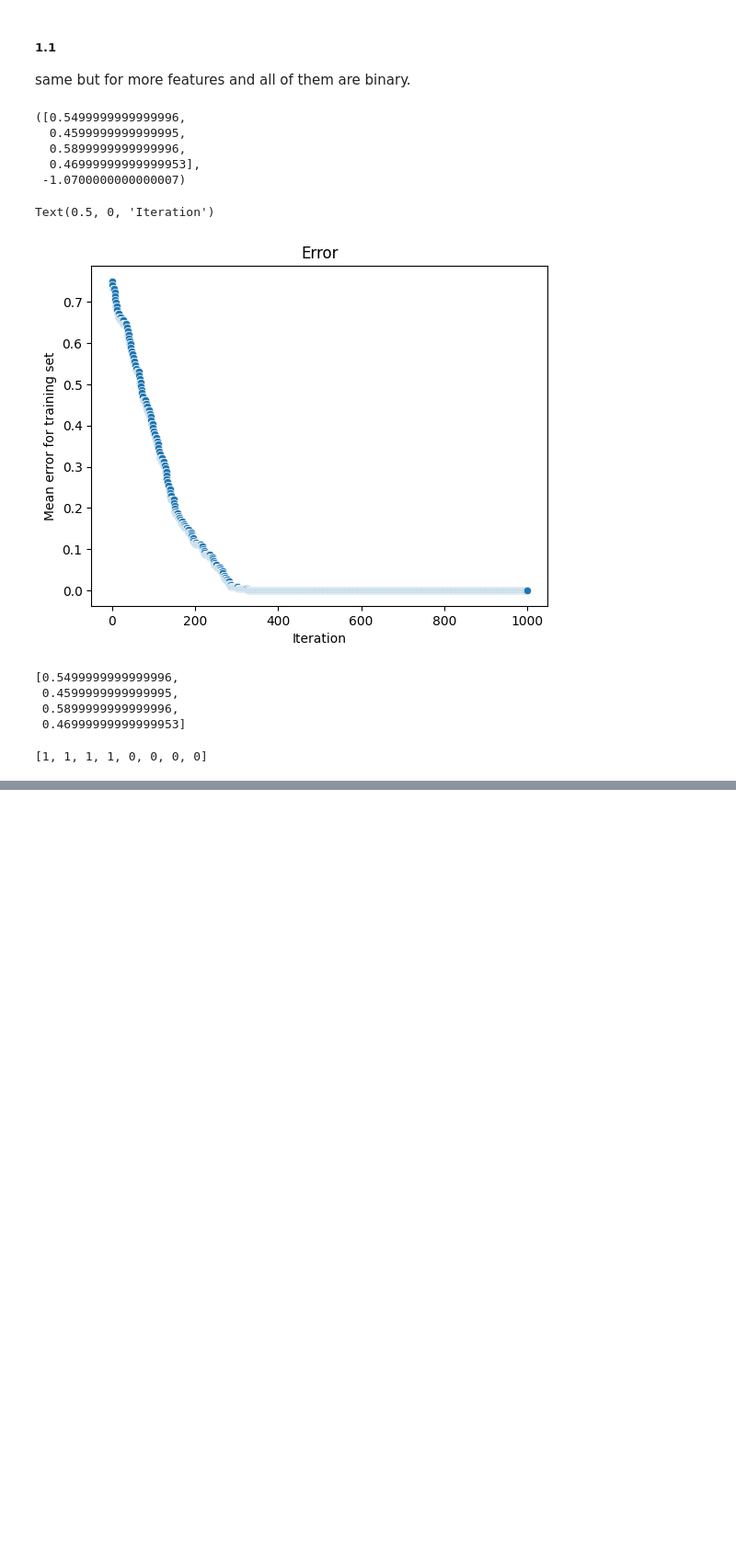
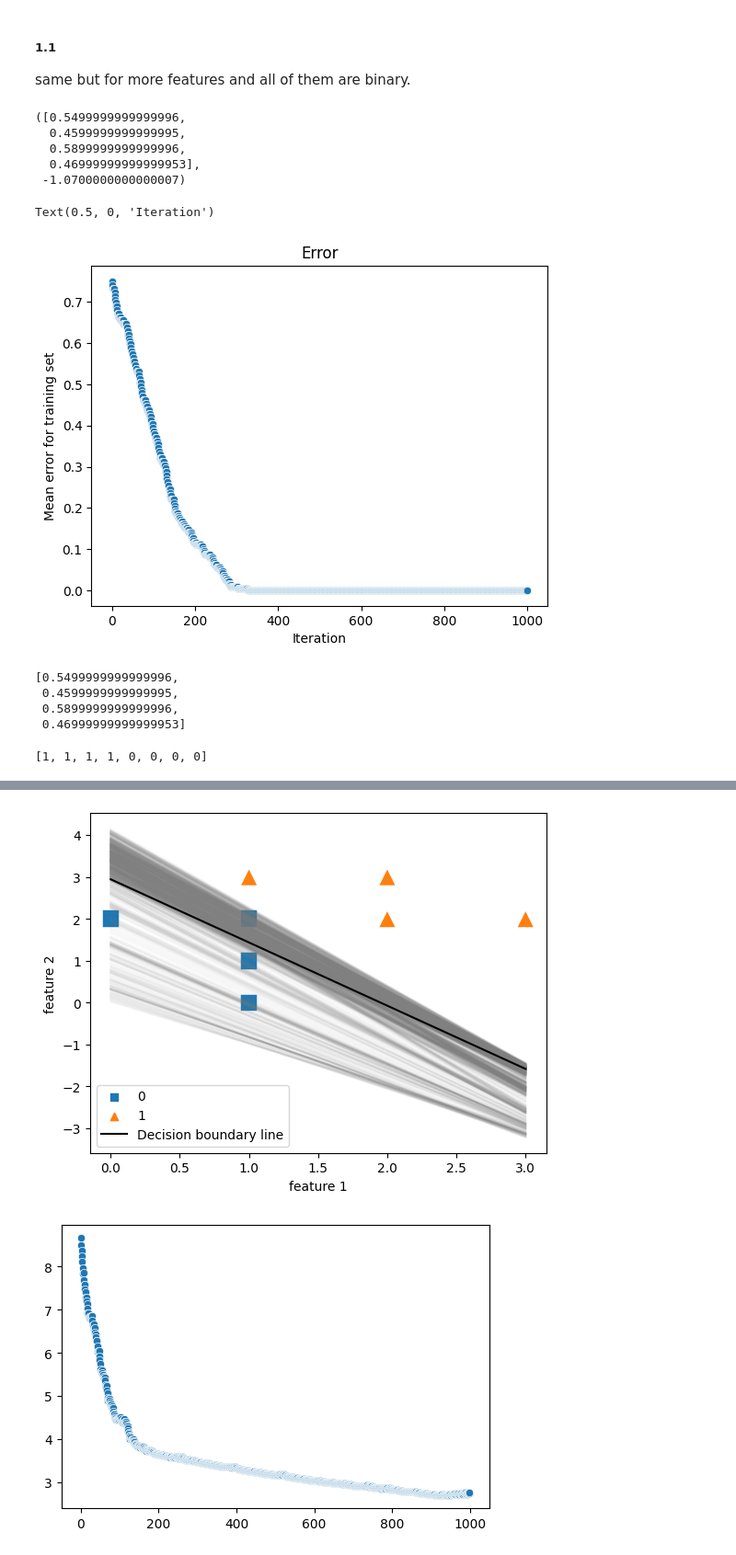
Before and after one commit to EvgeniiZorin/Booknotes_Grokking-Machine-Learning_Luis-G-Serrano, a Jupyter notebook: notes.ipynb, the cells around one changed output, grey strips where cells are left out. Shown at 92% size. Saved outputs shown, nothing was run; the diff lists cells and outputs as text; code cells hidden in the pictures; blank space fills up the shorter version.

```diff
--- a/notes.ipynb
+++ b/notes.ipynb
@@ -569,0 +603,71 @@ predictions
+# %%
+import utils, random
+
+def sigmoid(x):
+	"""
+	the Sigmoid activation function
+	"""
+	### Variant 1
+	# return 1 / (1 + np.exp(-x))
+	### Variant 2
+	return np.exp(x) / (1 + np.exp(x))
+
+def score(weights, bias, features):
+	"""
+	dot product is like product between
+	vectors (x1,x2,...,xn) and (w1,w2,...,wn) = w1x1 + w2x2 + ... + wnxn
+	"""
+	return np.dot(weights, features) + bias
+
+def prediction(weights, bias, features):
+	"""
+	predictions are sigmoid activation function
+	applied to the score
+	"""
+	return sigmoid(score(weights, bias, features))
+
+def log_loss(weights, bias, features, label):
+	"""
+	loss function
+	"""
+	pred = prediction(weights, bias, features)
+	return -label*np.log(pred) - (1-label)*np.log(1-pred)
+
+def total_log_loss(weights, bias, features, labels):
+	"""
+	sum log loss for the entire dataset
+	"""
+	total_error = 0
+	for i in range(len(features)):
+		total_error += log_loss(weights, bias, features[i], labels[i])
+	return total_error
+
+def logistic_trick(weights, bias, features, label, learning_rate=0.01):
+	pred = prediction(weights, bias, features)
+	for i in range(len(weights)):
+		weights[i] += (label-pred)*features[i]*learning_rate
+		bias += (label-pred)*learning_rate
+	return weights, bias
+
+def logistic_regression_algorithm(features, labels, learning_rate=0.01, epochs=1000):
+	sns.scatterplot( data=df, x='feature 1', y='feature 2', style='labels', s=200, hue='labels', markers={0:"s", 1:"^"} )
+	weights = [1.0 for i in range(len(features[0]))]
+	bias = 0.0
+	errors = []
+	for i in range(epochs):
+		errors.append(total_log_loss(weights, bias, features, labels))
+		j = random.randint(0, len(features)-1)
+		weights, bias = logistic_trick(weights, bias, features[j], labels[j])
+		# Plot
+		x = np.arange(0, 4, 1)
+		sns.lineplot( x=x, y=(-weights[0] * x - bias)/weights[1], color='grey', alpha=0.05 )
+	sns.lineplot( x=x, y=(-weights[0] * x - bias)/weights[1], color='black', label='Decision boundary line' )
+	plt.figure(figsize=(6,4))
+	# print(errors)
+	sns.scatterplot( x=[i for i in range(epochs)], y=errors )
+	return weights, bias
+
+weights, bias = logistic_regression_algorithm(features, labels, epochs=1000)
+# %% [output]
+[figure, added]
+[figure, added]
```
Also changed, not shown: parts of 10 cells of this notebook.
